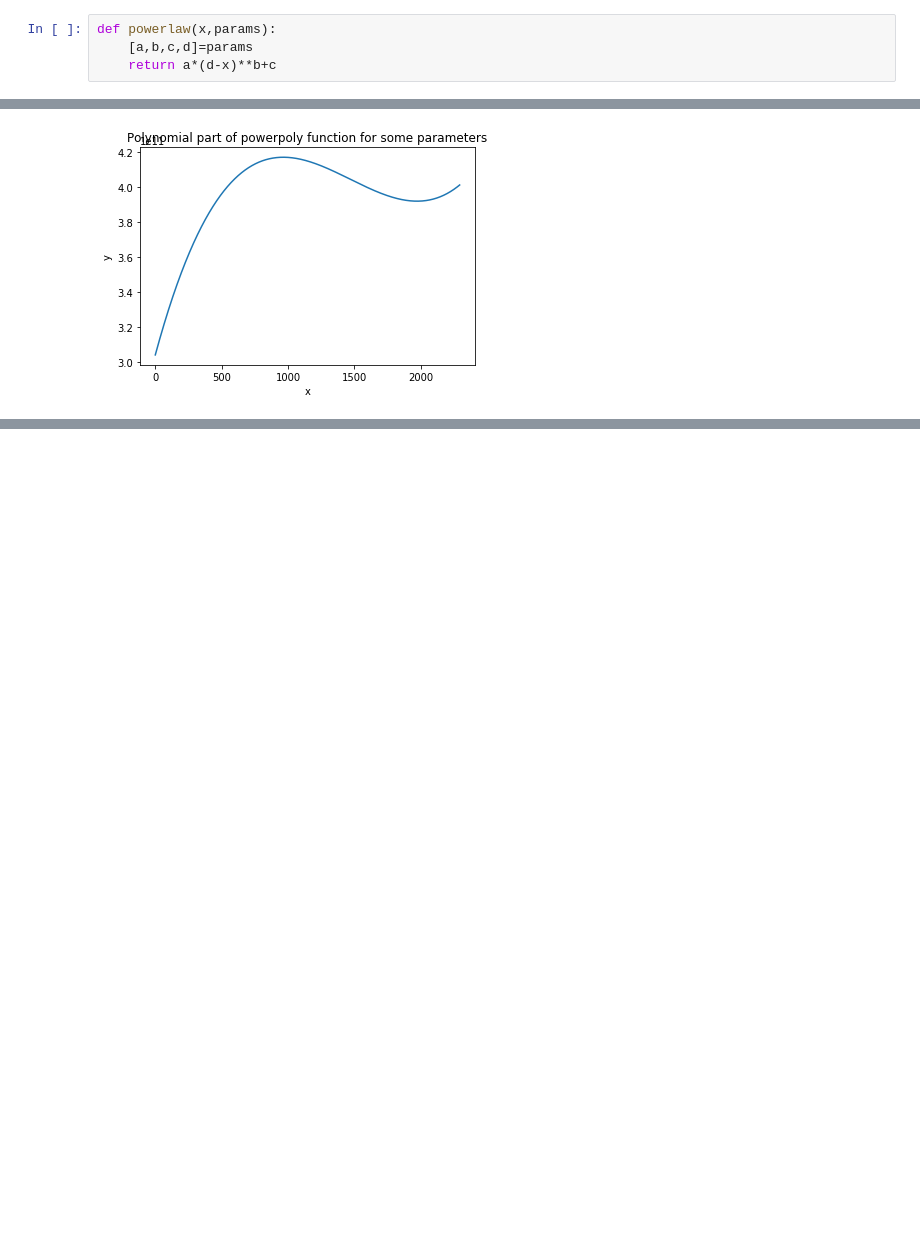
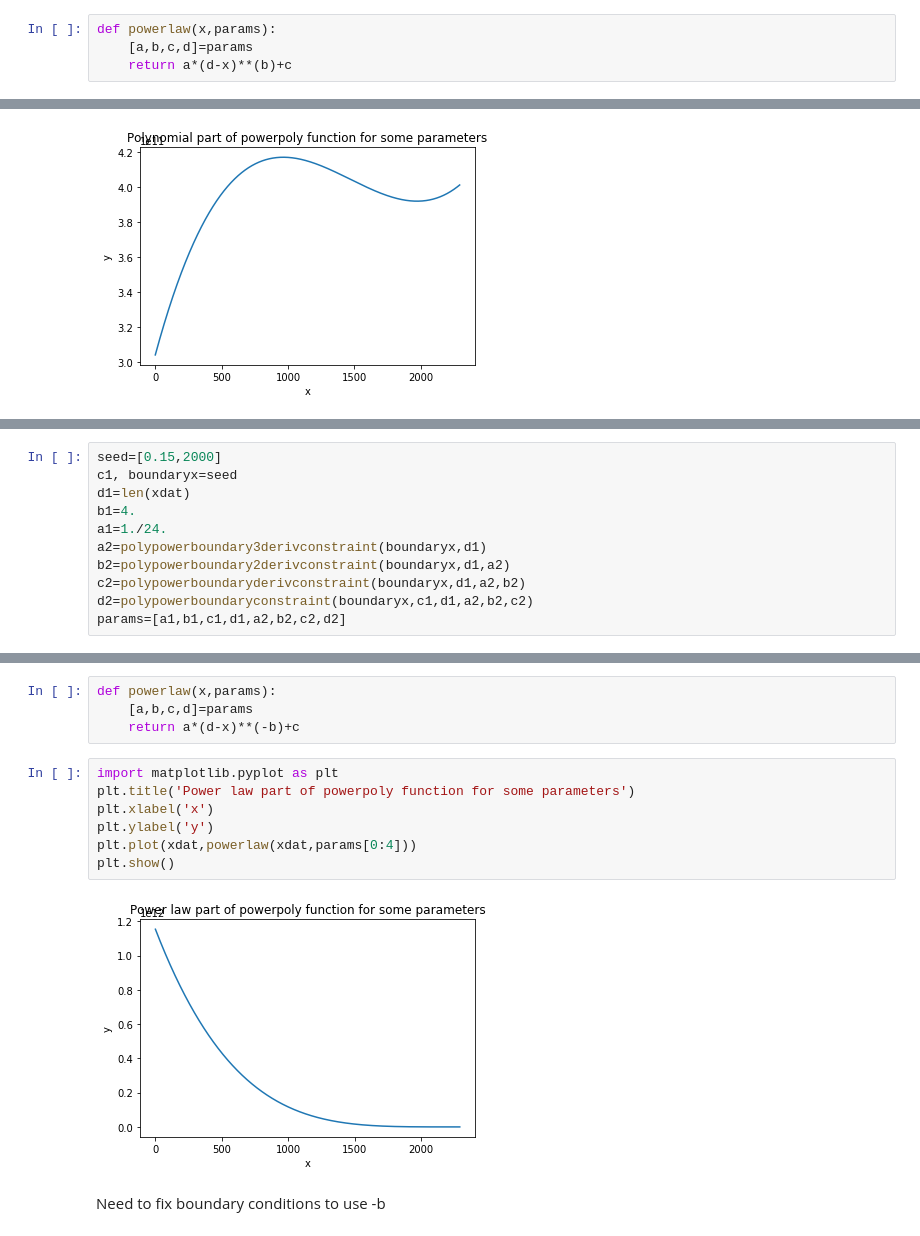
Before and after one commit to sdorsher/SpatialLanguageMachineLearning, a Jupyter notebook: PhraseQuest.ipynb, the cells around one changed output, grey strips where cells are left out. Drawn from its saved outputs; the diff is of its cells as text; blank space fills up the shorter version.

```diff
--- a/PhraseQuest.ipynb
+++ b/PhraseQuest.ipynb
@@ -961,7 +961,7 @@ Okay, now the power law is to the right. Redefine polypower as powerpoly but kee
 # %%
 def powerlaw(x,params):
     [a,b,c,d]=params
-    return a*(d-x)**b+c
+    return a*(d-x)**(b)+c
 # %%
 def powerpoly(x,params,boundaryx):
     [a1,b1,c1,d1,a2,b2,c2,d2]=params
@@ -1117,0 +1100,11 @@ no changes added to commit
+# %%
+seed=[0.15,2000]
+c1, boundaryx=seed
+d1=len(xdat)
+b1=4.
+a1=1./24.
+a2=polypowerboundary3derivconstraint(boundaryx,d1)
+b2=polypowerboundary2derivconstraint(boundaryx,d1,a2)
+c2=polypowerboundaryderivconstraint(boundaryx,d1,a2,b2)
+d2=polypowerboundaryconstraint(boundaryx,c1,d1,a2,b2,c2)
+params=[a1,b1,c1,d1,a2,b2,c2,d2]
@@ -1117,0 +1120,15 @@ no changes added to commit
+# %%
+def powerlaw(x,params):
+    [a,b,c,d]=params
+    return a*(d-x)**(-b)+c
+# %%
+import matplotlib.pyplot as plt
+plt.title('Power law part of powerpoly function for some parameters')
+plt.xlabel('x')
+plt.ylabel('y')
+plt.plot(xdat,powerlaw(xdat,params[0:4]))
+plt.show()
+# %% [output]
+[figure, added]
+# %% [markdown]
+Need to fix boundary conditions to use -b
```
Also changed, not shown: parts of 13 cells of this notebook.
